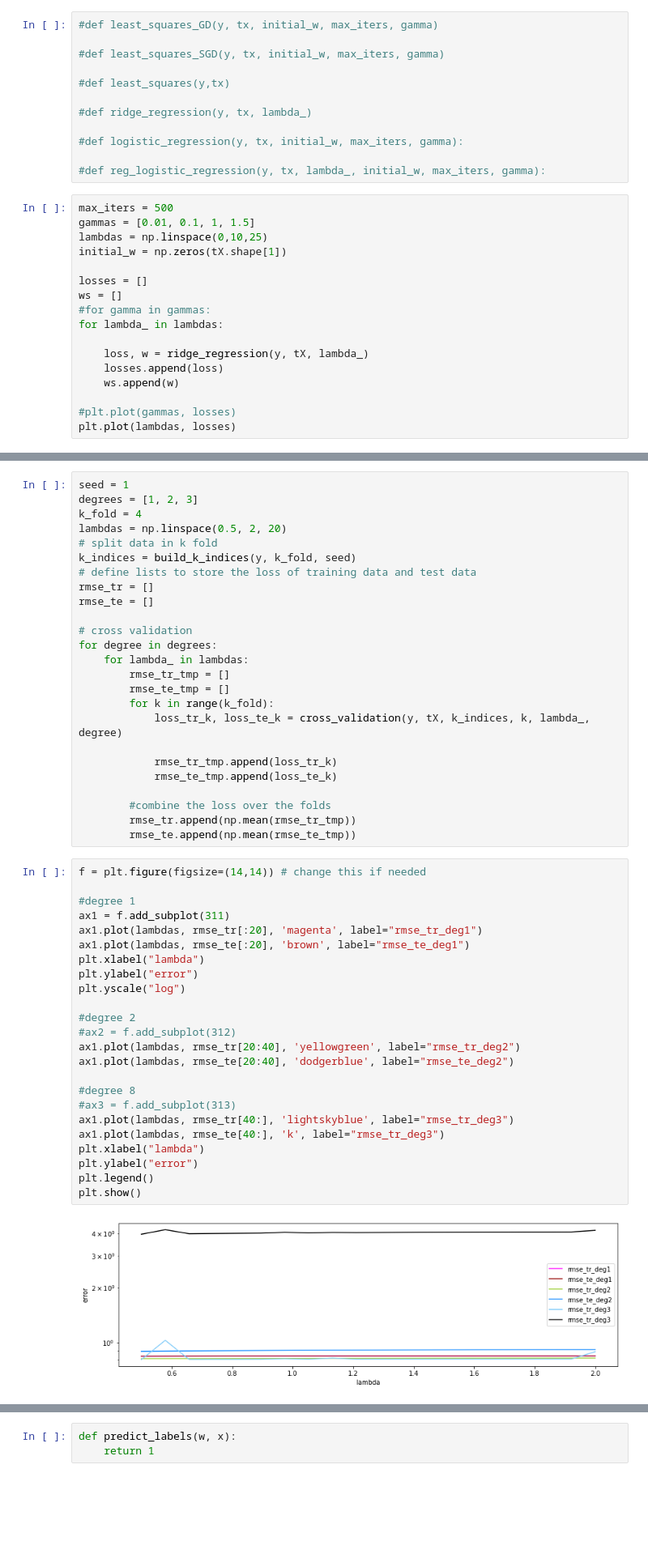
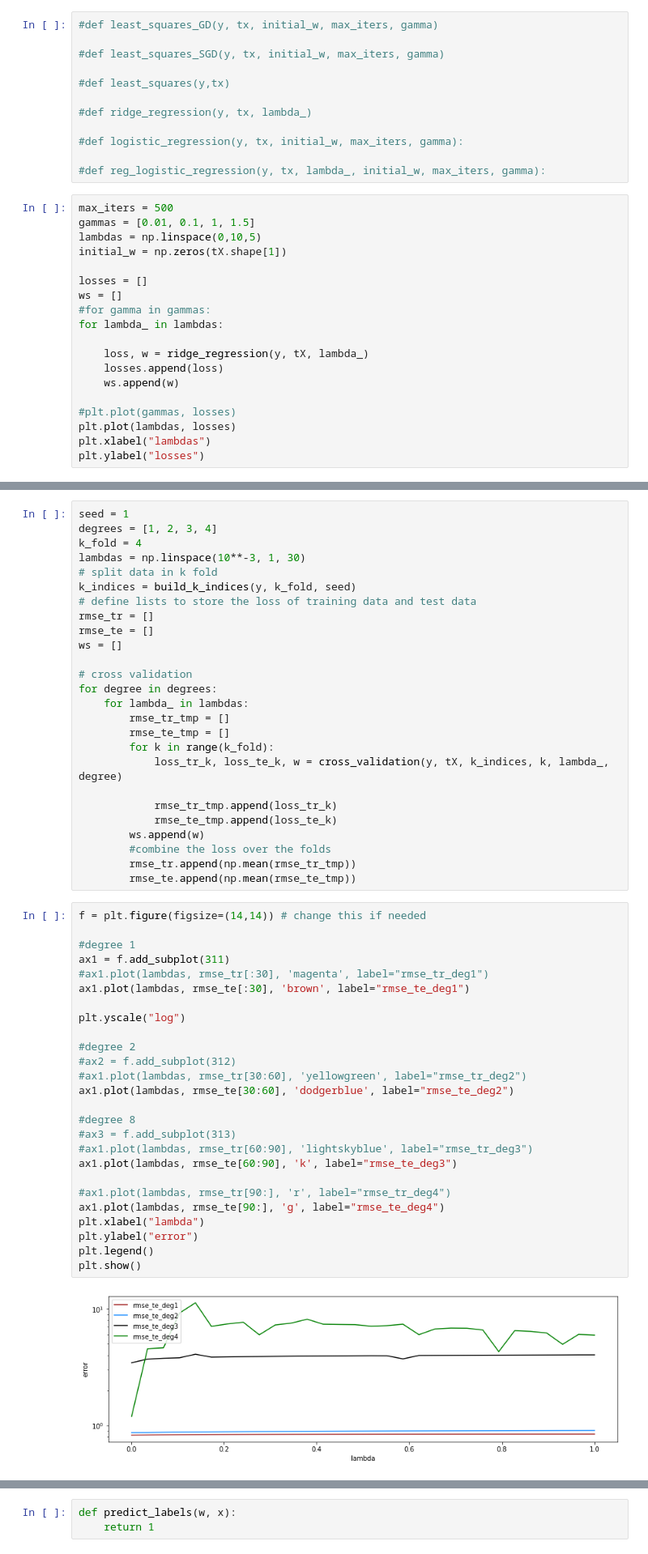
Before and after one commit to madtoinou/CS-433_HBozonClass, a Jupyter notebook: scripts/project1.ipynb, the cells around one changed output, grey strips where cells are left out. Shown at 81% size. Saved outputs shown, nothing was run; the diff lists cells and outputs as text; blank space fills up the shorter version.

```diff
--- a/scripts/project1.ipynb
+++ b/scripts/project1.ipynb
@@ -57,7 +57,7 @@ y_fullnan  = y[list(idx_with_nan)]
 # %%
 max_iters = 500
 gammas = [0.01, 0.1, 1, 1.5]
-lambdas = np.linspace(0,10,25)
+lambdas = np.linspace(0,10,5)
 initial_w = np.zeros(tX.shape[1])
 
 losses = []
@@ -71,4 +71,6 @@ for lambda_ in lambdas:
 
 #plt.plot(gammas, losses)
 plt.plot(lambdas, losses)
+plt.xlabel("lambdas")
+plt.ylabel("losses")
 # %% [output]
@@ -94,13 +79,14 @@ plt.plot(lambdas, losses)
 # %%
 seed = 1
-degrees = [1, 2, 3]
+degrees = [1, 2, 3, 4]
 k_fold = 4
-lambdas = np.linspace(0.5, 2, 20)
+lambdas = np.linspace(10**-3, 1, 30)
 # split data in k fold
 k_indices = build_k_indices(y, k_fold, seed)
 # define lists to store the loss of training data and test data
 rmse_tr = []
 rmse_te = []
+ws = []
 
 # cross validation
 for degree in degrees:
@@ -108,37 +94,39 @@ for degree in degrees:
         rmse_tr_tmp = []
         rmse_te_tmp = []
         for k in range(k_fold):
-            loss_tr_k, loss_te_k = cross_validation(y, tX, k_indices, k, lambda_, degree)
+            loss_tr_k, loss_te_k, w = cross_validation(y, tX, k_indices, k, lambda_, degree)
 
             rmse_tr_tmp.append(loss_tr_k)
             rmse_te_tmp.append(loss_te_k)
-
+        ws.append(w)
         #combine the loss over the folds
         rmse_tr.append(np.mean(rmse_tr_tmp))
         rmse_te.append(np.mean(rmse_te_tmp))
 # %%
 f = plt.figure(figsize=(14,14)) # change this if needed
 
 #degree 1
 ax1 = f.add_subplot(311)
-ax1.plot(lambdas, rmse_tr[:20], 'magenta', label="rmse_tr_deg1")
-ax1.plot(lambdas, rmse_te[:20], 'brown', label="rmse_te_deg1")
-plt.xlabel("lambda")
-plt.ylabel("error")
+#ax1.plot(lambdas, rmse_tr[:30], 'magenta', label="rmse_tr_deg1")
+ax1.plot(lambdas, rmse_te[:30], 'brown', label="rmse_te_deg1")
+
 plt.yscale("log")
 
 #degree 2
 #ax2 = f.add_subplot(312)
-ax1.plot(lambdas, rmse_tr[20:40], 'yellowgreen', label="rmse_tr_deg2")
-ax1.plot(lambdas, rmse_te[20:40], 'dodgerblue', label="rmse_te_deg2")
+#ax1.plot(lambdas, rmse_tr[30:60], 'yellowgreen', label="rmse_tr_deg2")
+ax1.plot(lambdas, rmse_te[30:60], 'dodgerblue', label="rmse_te_deg2")
 
 #degree 8
 #ax3 = f.add_subplot(313)
-ax1.plot(lambdas, rmse_tr[40:], 'lightskyblue', label="rmse_tr_deg3")
-ax1.plot(lambdas, rmse_te[40:], 'k', label="rmse_tr_deg3")
+#ax1.plot(lambdas, rmse_tr[60:90], 'lightskyblue', label="rmse_tr_deg3")
+ax1.plot(lambdas, rmse_te[60:90], 'k', label="rmse_te_deg3")
+
+#ax1.plot(lambdas, rmse_tr[90:], 'r', label="rmse_tr_deg4")
+ax1.plot(lambdas, rmse_te[90:], 'g', label="rmse_te_deg4")
 plt.xlabel("lambda")
 plt.ylabel("error")
 plt.legend()
 plt.show()
 # %% [output]
-[figure, old version]
+[figure, new version]
```
Also changed, not shown: parts of 6 cells of this notebook, 1 other file.
